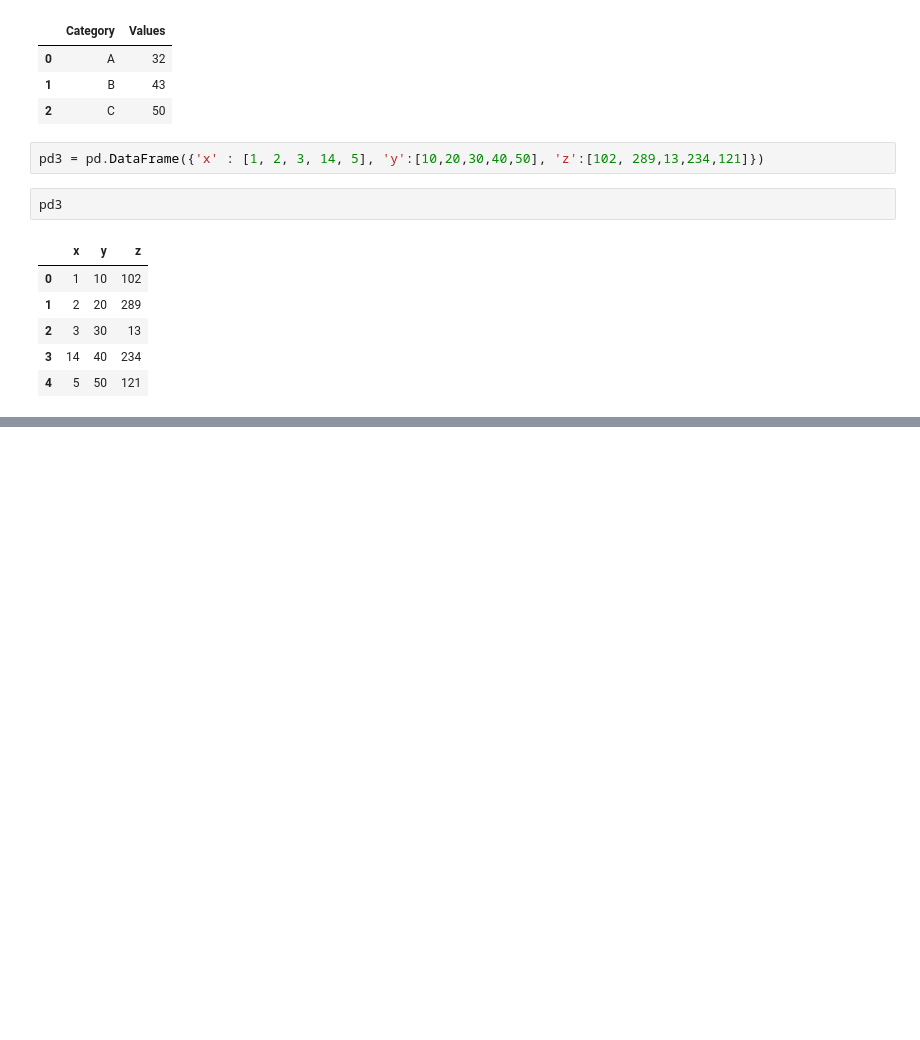
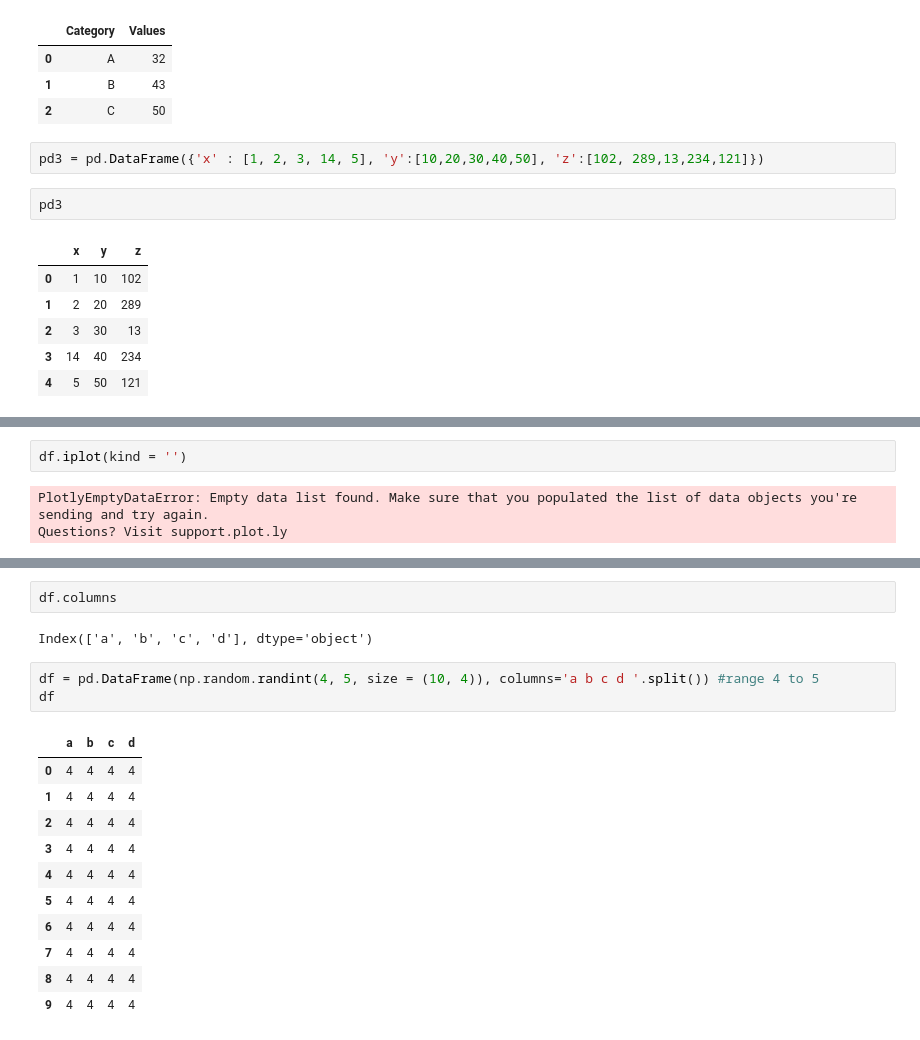
Before and after one commit to binda-nabendu/Machine-Learning-Models, a Jupyter notebook: plotlyandcufflinks.ipynb, the cells around one changed output, grey strips where cells are left out. Cells and saved outputs as stored; diff of their text form; blank space fills up the shorter version.

```diff
--- a/plotlyandcufflinks.ipynb
+++ b/plotlyandcufflinks.ipynb
@@ -70,5 +148,29 @@ pd3
+# %%
+df.iplot(kind = '')
+# %% [output]
+PlotlyEmptyDataError: Empty data list found. Make sure that you populated the list of data objects you're sending and try again.
+Questions? Visit support.plot.ly
 # %%
 df.iplot(kind='surface')
 # %% [output]
 [interactive output not drawn]
+# %%
+df.columns
+# %% [output]
+Index(['a', 'b', 'c', 'd'], dtype='object')
+# %%
+df = pd.DataFrame(np.random.randint(4, 5, size = (10, 4)), columns='a b c d '.split()) #range 4 to 5
+df
+# %% [output]
+|  | a | b | c | d |
+| 0 | 4 | 4 | 4 | 4 |
+| 1 | 4 | 4 | 4 | 4 |
+| 2 | 4 | 4 | 4 | 4 |
+| 3 | 4 | 4 | 4 | 4 |
+| 4 | 4 | 4 | 4 | 4 |
+| 5 | 4 | 4 | 4 | 4 |
+| 6 | 4 | 4 | 4 | 4 |
+| 7 | 4 | 4 | 4 | 4 |
+| 8 | 4 | 4 | 4 | 4 |
+| 9 | 4 | 4 | 4 | 4 |
 # %%
```
Also changed, not shown: parts of 33 cells of this notebook, 36 other files.
